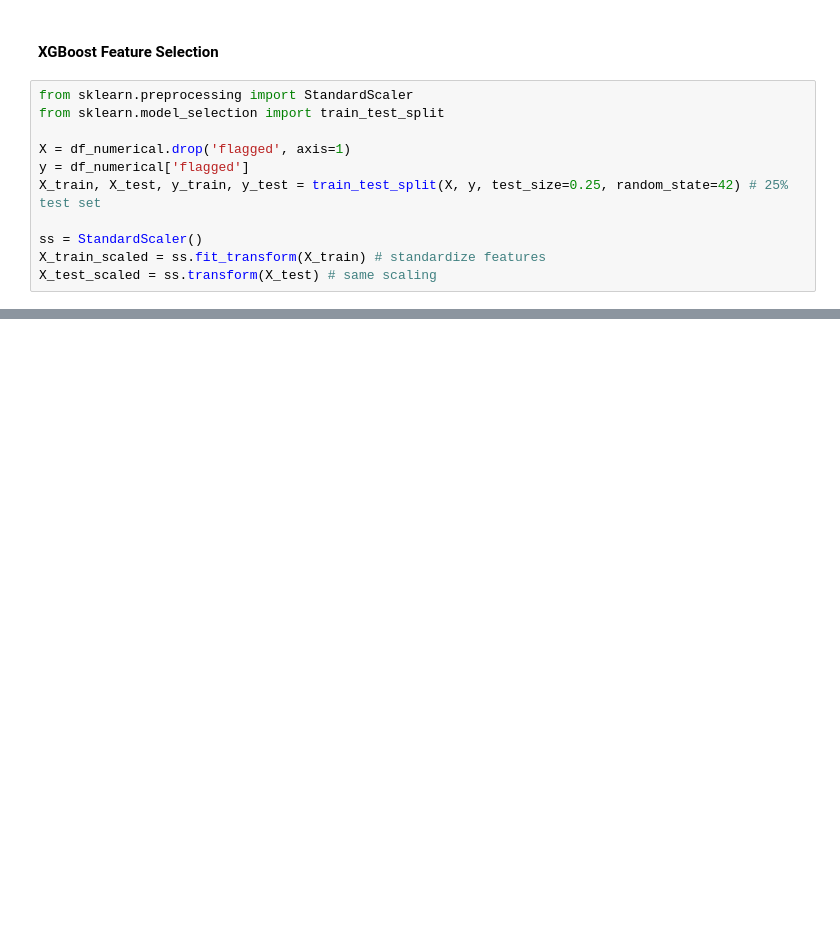
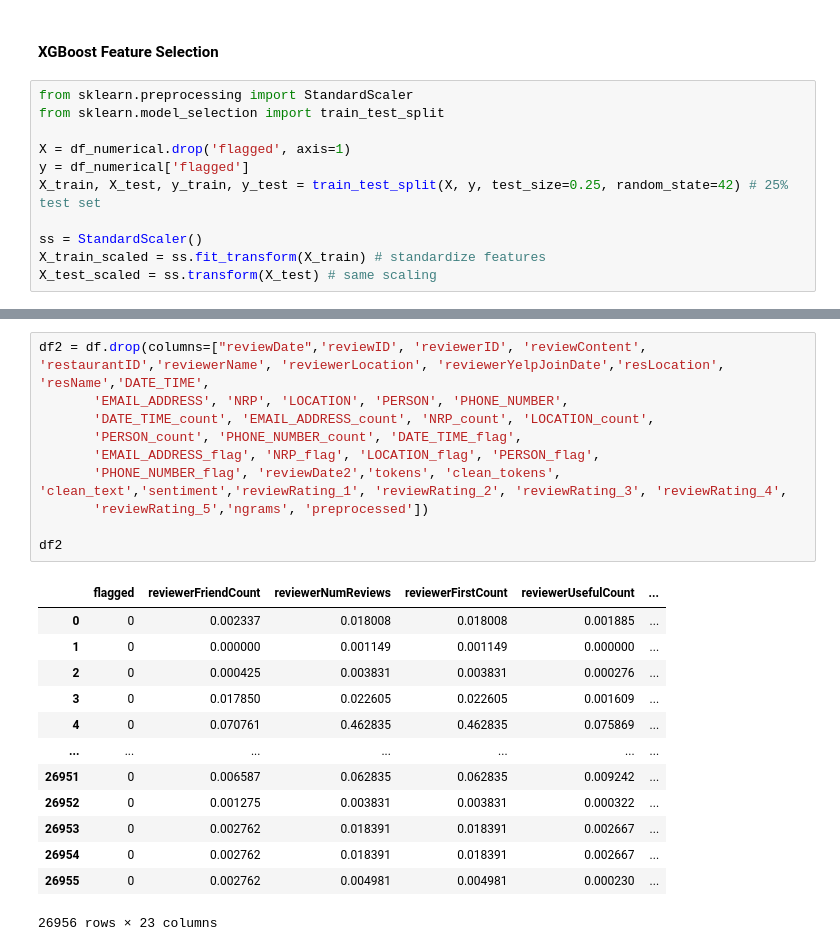
Before and after one commit to jesper1212/BT4012_Reviews, a Jupyter notebook: Notebooks/feature selection/feature selection.ipynb, the cells around one changed output, grey strips where cells are left out. Saved outputs shown, nothing was run; the diff lists cells and outputs as text; blank space fills up the shorter version.

```diff
--- a/Notebooks/feature selection/feature selection.ipynb
+++ b/Notebooks/feature selection/feature selection.ipynb
@@ -206,0 +268,24 @@ plt.show()
+# %%
+df2 = df.drop(columns=["reviewDate",'reviewID', 'reviewerID', 'reviewContent', 'restaurantID','reviewerName', 'reviewerLocation', 'reviewerYelpJoinDate','resLocation', 'resName','DATE_TIME',
+       'EMAIL_ADDRESS', 'NRP', 'LOCATION', 'PERSON', 'PHONE_NUMBER',
+       'DATE_TIME_count', 'EMAIL_ADDRESS_count', 'NRP_count', 'LOCATION_count',
+       'PERSON_count', 'PHONE_NUMBER_count', 'DATE_TIME_flag',
+       'EMAIL_ADDRESS_flag', 'NRP_flag', 'LOCATION_flag', 'PERSON_flag',
+       'PHONE_NUMBER_flag', 'reviewDate2','tokens', 'clean_tokens', 'clean_text','sentiment','reviewRating_1', 'reviewRating_2', 'reviewRating_3', 'reviewRating_4',
+       'reviewRating_5','ngrams', 'preprocessed'])
+
+df2
+# %% [output]
+|  | flagged | reviewerFriendCount | reviewerNumReviews | reviewerFirstCount | reviewerUsefulCount | ... |
+| 0 | 0 | 0.002337 | 0.018008 | 0.018008 | 0.001885 | ... |
+| 1 | 0 | 0.000000 | 0.001149 | 0.001149 | 0.000000 | ... |
+| 2 | 0 | 0.000425 | 0.003831 | 0.003831 | 0.000276 | ... |
+| 3 | 0 | 0.017850 | 0.022605 | 0.022605 | 0.001609 | ... |
+| 4 | 0 | 0.070761 | 0.462835 | 0.462835 | 0.075869 | ... |
+| ... | ... | ... | ... | ... | ... | ... |
+| 26951 | 0 | 0.006587 | 0.062835 | 0.062835 | 0.009242 | ... |
+| 26952 | 0 | 0.001275 | 0.003831 | 0.003831 | 0.000322 | ... |
+| 26953 | 0 | 0.002762 | 0.018391 | 0.018391 | 0.002667 | ... |
+| 26954 | 0 | 0.002762 | 0.018391 | 0.018391 | 0.002667 | ... |
+| 26955 | 0 | 0.002762 | 0.004981 | 0.004981 | 0.000230 | ... |
+26956 rows × 23 columns
```
Also changed, not shown: parts of 23 cells of this notebook.
